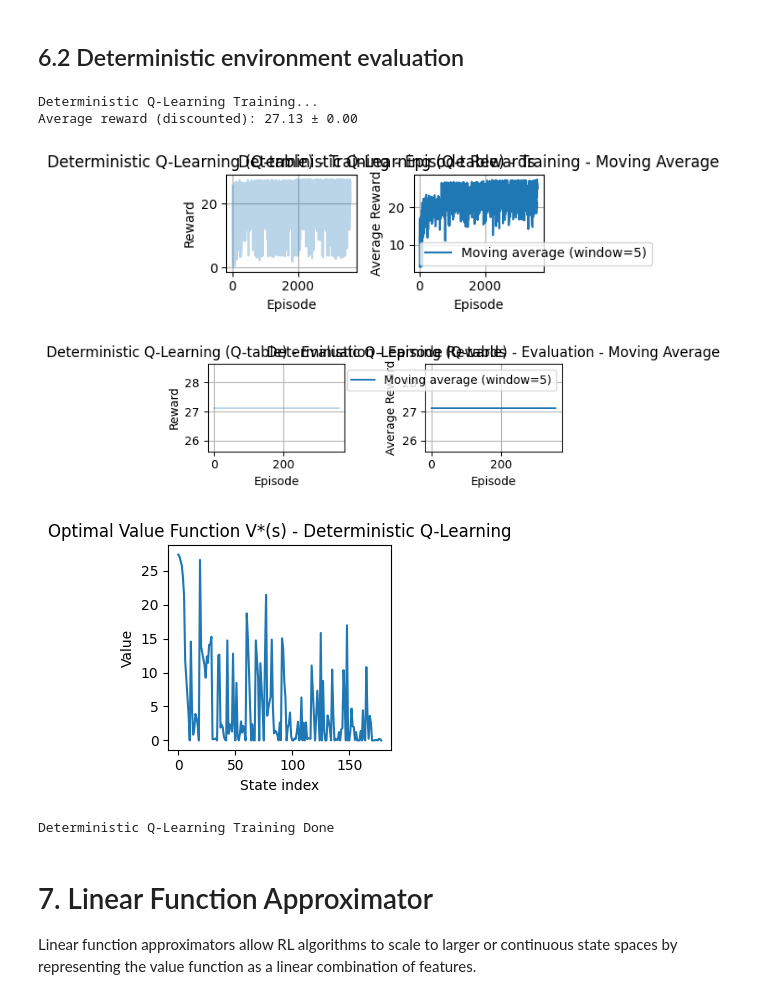
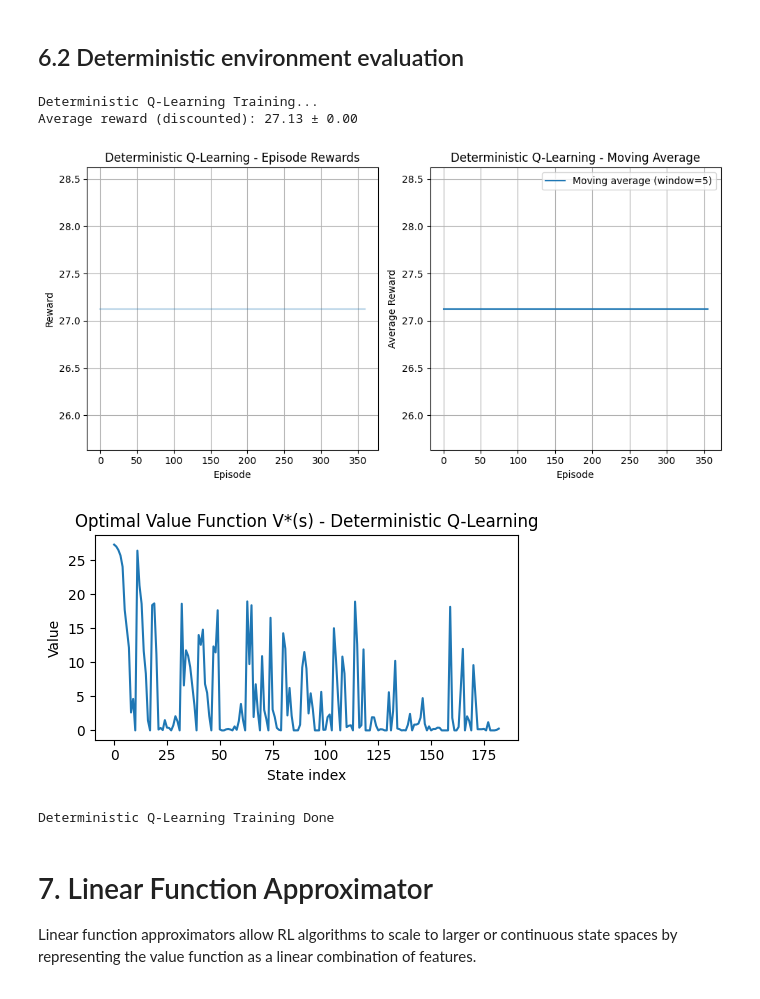
Before and after one commit to renatavillegas/ReinforcedLearning, a Jupyter notebook: Project1.ipynb, the cells around one changed output. Cells and saved outputs as stored; diff of their text form; code cells hidden in the pictures.

```diff
--- a/Project1.ipynb
+++ b/Project1.ipynb
@@ -465,11 +465,11 @@ def evaluate(env, Q, num_episodes=100, gamma=1.0):
 
 
 def plot_rewards(rewards, title="Training Progress"):
-    plt.figure(figsize=(5, 2))
+    plt.figure(figsize=(10, 5))
 
     # Raw rewards
     plt.subplot(1, 2, 1)
-    plt.plot(rewards, alpha=0.3, label="Episode reward")
+    plt.plot(rewards, alpha=0.3)
     plt.xlabel("Episode")
     plt.ylabel("Reward")
     plt.title(f"{title} - Episode Rewards")
@@ -491,7 +491,7 @@ def plot_rewards(rewards, title="Training Progress"):
 
 
 def plot_values(V, title="Value Function"):
-    plt.figure(figsize=(3, 3))
+    plt.figure(figsize=(5, 3))
     plt.plot(list(range(len(V))), list(V.values()))
     plt.title(f"Optimal Value Function V*(s) - {title}")
     plt.xlabel("State index")
@@ -766,26 +762,24 @@ Stochastic Q-Learning Training Done
 # %%
 print("Deterministic Q-Learning Training...")
 det_Q_ql, det_rewards_ql = q_learning_train(
     det_env,
     num_train_episodes,
     gamma=gamma_ql,
     alpha=alpha_ql,
     epsilon=epsilon_ql,
     epsilon_decay=epsilon_decay_ql,
     epsilon_min=epsilon_min_ql,
 )
 det_V_ql = get_value_function(det_Q_ql)
 det_rewards_ql_eval = evaluate(det_env, det_Q_ql, num_eval_episodes, gamma=gamma_ql)
-plot_rewards(det_rewards_ql, title="Deterministic Q-Learning (Q-table) - Training")
-plot_rewards(det_rewards_ql_eval, title="Deterministic Q-Learning (Q-table) - Evaluation")
+plot_rewards(det_rewards_ql_eval, title="Deterministic Q-Learning")
 plot_values(det_V_ql, title="Deterministic Q-Learning")
 print("Deterministic Q-Learning Training Done")
 # %% [output]
 Deterministic Q-Learning Training...
 Average reward (discounted): 27.13 ± 0.00
-[figure, old version]
+[figure, new version]
-[figure, old version]
+[figure, new version]
-[figure, removed]
 Deterministic Q-Learning Training Done
 # %% [markdown]
 # 7. Linear Function Approximator
```
Also changed, not shown: parts of 11 cells of this notebook.
